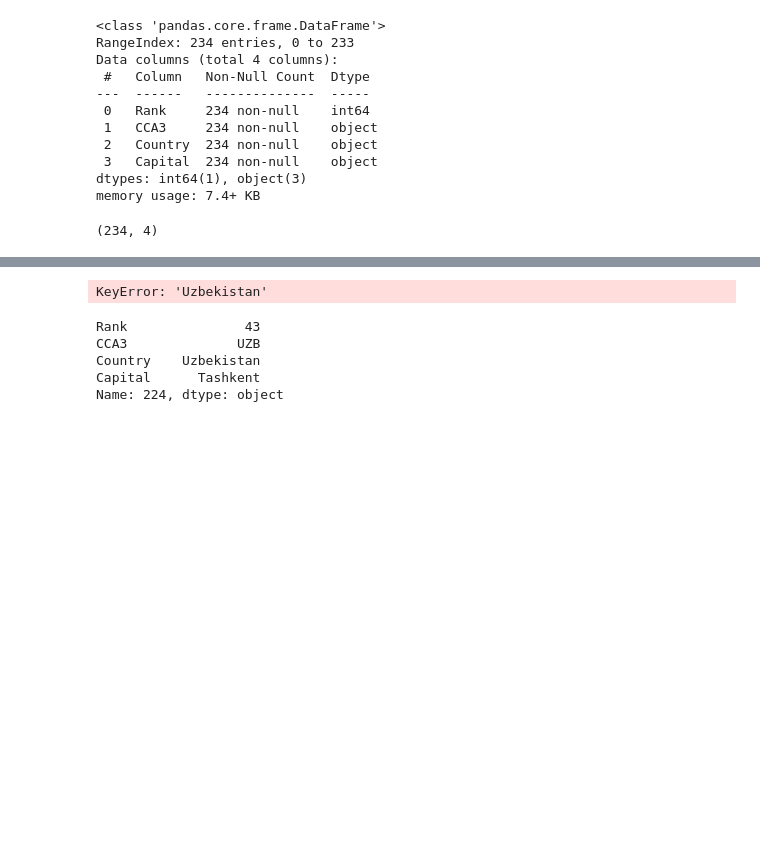
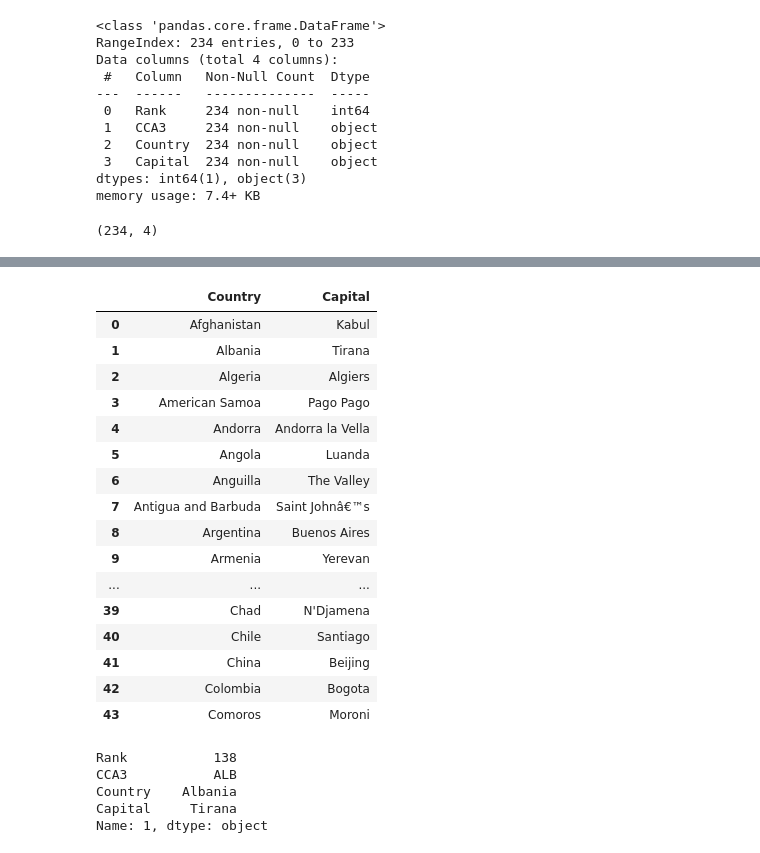
Before and after one commit to alghif4ri/Python-Pandas-Learning, a Jupyter notebook: Reading In Files.ipynb, the cells around one changed output, grey strips where cells are left out. Drawn from its saved outputs; the diff is of its cells as text; code cells hidden in the pictures; blank space fills up the shorter version.

```diff
--- a/Reading In Files.ipynb
+++ b/Reading In Files.ipynb
@@ -126,12 +139,31 @@ Name: Rank, dtype: int64
 # %%
-df2.loc['Uzbekistan']
+# to select data by rows and columns
+# [1:43] its means to select data from row 1 to 43, 'Country' and 'Capital' its means select Column with label 'Country' and 'Capital'
+df2.loc[0:43, 'Country':'Capital']
 # %% [output]
-KeyError: 'Uzbekistan'
+|  | Country | Capital |
+| 0 | Afghanistan | Kabul |
+| 1 | Albania | Tirana |
+| 2 | Algeria | Algiers |
+| 3 | American Samoa | Pago Pago |
+| 4 | Andorra | Andorra la Vella |
+| 5 | Angola | Luanda |
+| 6 | Anguilla | The Valley |
+| 7 | Antigua and Barbuda | Saint Johnâ€™s |
+| 8 | Argentina | Buenos Aires |
+| 9 | Armenia | Yerevan |
+| ... | ... | ... |
+| 39 | Chad | N'Djamena |
+| 40 | Chile | Santiago |
+| 41 | China | Beijing |
+| 42 | Colombia | Bogota |
+| 43 | Comoros | Moroni |
 # %%
-df2.iloc[224]
+# iloc is used for integer-based indexing, meaning you access data based on the integer positions of the rows and columns.
+df2.iloc[1]
 # %% [output]
-Rank               43
-CCA3              UZB
-Country    Uzbekistan
-Capital      Tashkent
-Name: 224, dtype: object
+Rank           138
+CCA3           ALB
+Country    Albania
+Capital     Tirana
+Name: 1, dtype: object
```
Also changed, not shown: parts of 11 cells of this notebook.
